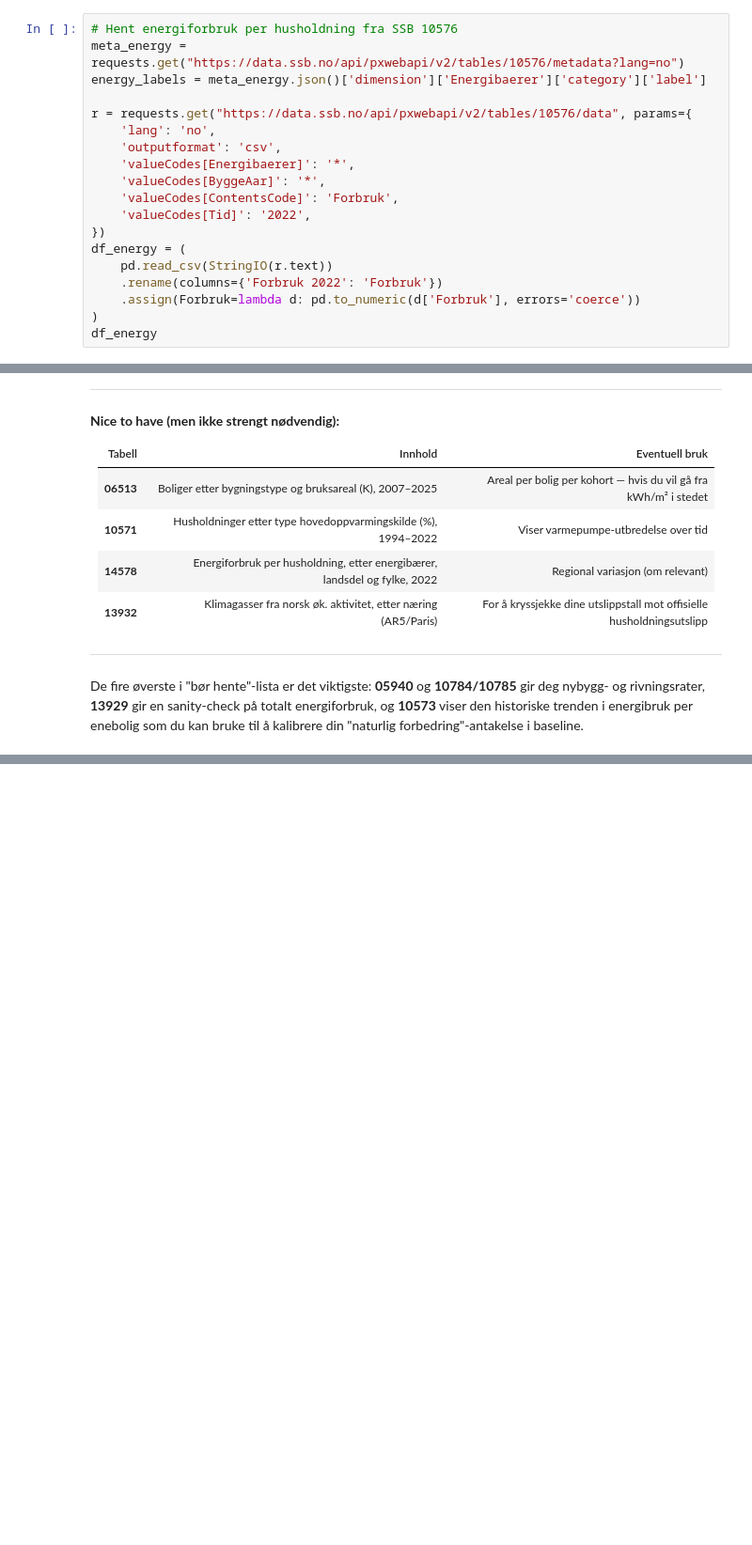
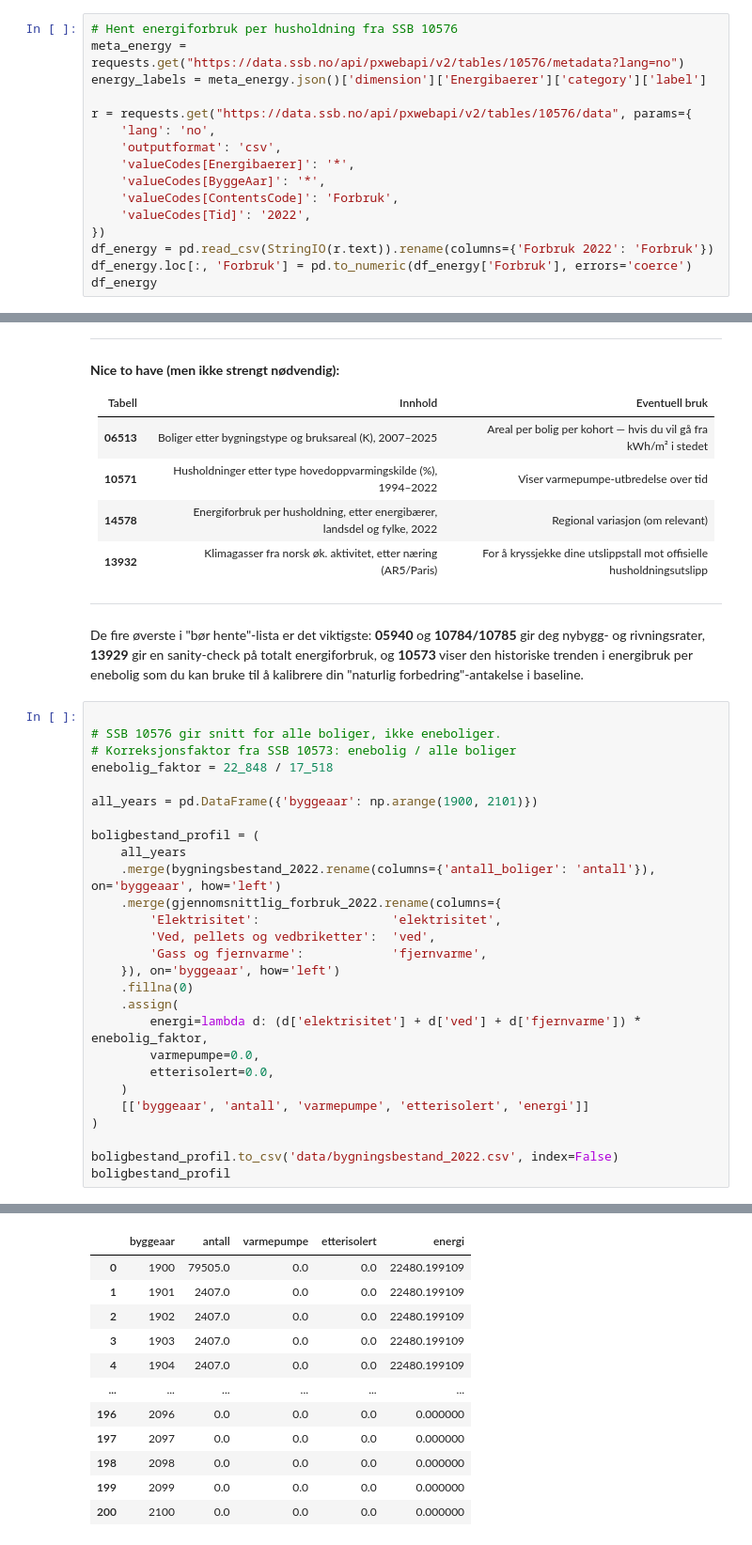
Before and after one commit to andre-hegre/Beregninger_Scenariomodell, a Jupyter notebook: data_import.ipynb, the cells around one changed output, grey strips where cells are left out. Shown at 94% size. Cells and saved outputs as stored; diff of their text form; blank space fills up the shorter version.

```diff
--- a/data_import.ipynb
+++ b/data_import.ipynb
@@ -112,9 +116,6 @@ r = requests.get("https://data.ssb.no/api/pxwebapi/v2/tables/10576/data", params
     'valueCodes[ContentsCode]': 'Forbruk',
     'valueCodes[Tid]': '2022',
 })
-df_energy = (
-    pd.read_csv(StringIO(r.text))
-    .rename(columns={'Forbruk 2022': 'Forbruk'})
-    .assign(Forbruk=lambda d: pd.to_numeric(d['Forbruk'], errors='coerce'))
-)
+df_energy = pd.read_csv(StringIO(r.text)).rename(columns={'Forbruk 2022': 'Forbruk'})
+df_energy.loc[:, 'Forbruk'] = pd.to_numeric(df_energy['Forbruk'], errors='coerce')
 df_energy
@@ -271,3 +247,31 @@ meta.json()
 ---
 
 De fire øverste i "bør hente"-lista er det viktigste: **05940** og **10784/10785** gir deg nybygg- og rivningsrater, **13929** gir en sanity-check på totalt energiforbruk, og **10573** viser den historiske trenden i energibruk per enebolig som du kan bruke til å kalibrere din "naturlig forbedring"-antakelse i baseline.
+# %%
+
+# SSB 10576 gir snitt for alle boliger, ikke eneboliger.
+# Korreksjonsfaktor fra SSB 10573: enebolig / alle boliger
+enebolig_faktor = 22_848 / 17_518
+
+all_years = pd.DataFrame({'byggeaar': np.arange(1900, 2101)})
+
+boligbestand_profil = (
+    all_years
+    .merge(bygningsbestand_2022.rename(columns={'antall_boliger': 'antall'}), on='byggeaar', how='left')
+    .merge(gjennomsnittlig_forbruk_2022.rename(columns={
+        'Elektrisitet':                  'elektrisitet',
+        'Ved, pellets og vedbriketter':  'ved',
+        'Gass og fjernvarme':            'fjernvarme',
+    }), on='byggeaar', how='left')
+    .fillna(0)
+    .assign(
+        energi=lambda d: (d['elektrisitet'] + d['ved'] + d['fjernvarme']) * enebolig_faktor,
+        varmepumpe=0.0,
+        etterisolert=0.0,
+    )
+    [['byggeaar', 'antall', 'varmepumpe', 'etterisolert', 'energi']]
+)
+
+boligbestand_profil.to_csv('data/bygningsbestand_2022.csv', index=False)
+boligbestand_profil
+# %% [output]
@@ -273,0 +295,12 @@ De fire øverste i "bør hente"-lista er det viktigste: **05940** og **10784/107
+|  | byggeaar | antall | varmepumpe | etterisolert | energi |
+| 0 | 1900 | 79505.0 | 0.0 | 0.0 | 22480.199109 |
+| 1 | 1901 | 2407.0 | 0.0 | 0.0 | 22480.199109 |
+| 2 | 1902 | 2407.0 | 0.0 | 0.0 | 22480.199109 |
+| 3 | 1903 | 2407.0 | 0.0 | 0.0 | 22480.199109 |
+| 4 | 1904 | 2407.0 | 0.0 | 0.0 | 22480.199109 |
+| ... | ... | ... | ... | ... | ... |
+| 196 | 2096 | 0.0 | 0.0 | 0.0 | 0.000000 |
+| 197 | 2097 | 0.0 | 0.0 | 0.0 | 0.000000 |
+| 198 | 2098 | 0.0 | 0.0 | 0.0 | 0.000000 |
+| 199 | 2099 | 0.0 | 0.0 | 0.0 | 0.000000 |
+| 200 | 2100 | 0.0 | 0.0 | 0.0 | 0.000000 |
```
Also changed, not shown: parts of 5 cells of this notebook, 3 other files.
